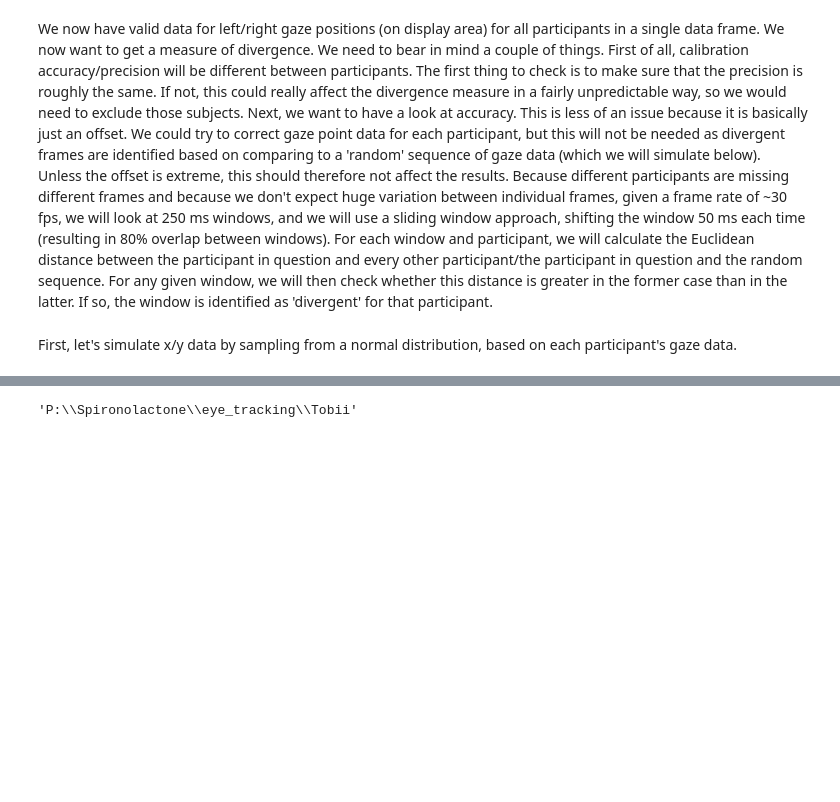
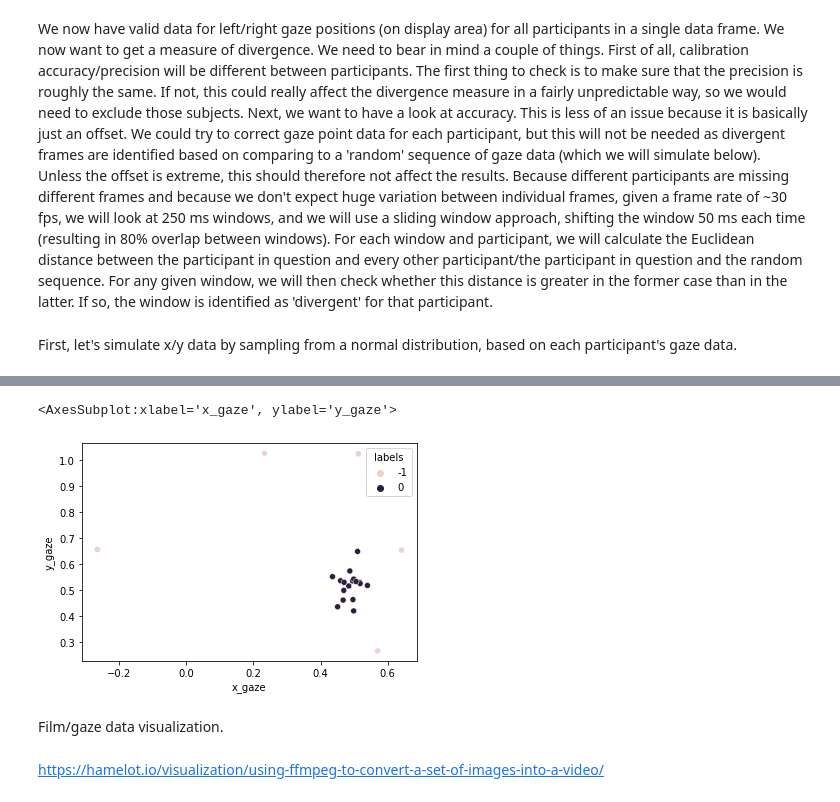
Before and after one commit to lucia-lux/Eye-gaze-divergence, a Jupyter notebook: Spiro_eye_tracking.ipynb, the cells around one changed output, grey strips where cells are left out. Cells and saved outputs as stored; diff of their text form; code cells hidden in the pictures; blank space fills up the shorter version.

```diff
--- a/Spiro_eye_tracking.ipynb
+++ b/Spiro_eye_tracking.ipynb
@@ -416,3 +545,12 @@ len_frame_secs.sort(reverse = True)
+# %%
+dbscan = DBSCAN(eps = 0.1,min_samples = 10).fit(X.loc[:,["x_gaze","y_gaze"]])
+X["labels"] = dbscan.labels_
+sns.scatterplot(X.x_gaze,X.y_gaze, hue = X["labels"])
+# %% [output]
+<AxesSubplot:xlabel='x_gaze', ylabel='y_gaze'>
+[figure, added]
+# %% [markdown]
+Film/gaze data visualization.
 # %%
 # stop/start stills to figure out vid content within each section
 film_stills_dir = r"C:\Users\luzia.troebinger\CortEx\film_stills"
@@ -425,7 +563,3 @@ if save:
         img.save(os.path.join(output_dir, ''.join(['sec_'+str(i)+'_start_frame.png'])))
         img = Image.open(os.path.join(film_stills_dir, stills[frame[1]]))
         img.save(os.path.join(output_dir, ''.join(['sec_'+str(i)+'_end_frame.png'])))
-# %%
-rawfilepath
-# %% [output]
-'P:\\Spironolactone\\eye_tracking\\Tobii'
@@ -432,3 +581,5 @@ rawfilepath
+# %% [markdown]
+https://hamelot.io/visualization/using-ffmpeg-to-convert-a-set-of-images-into-a-video/
 # %%
 # intrusions data
 intrusions_df = pd.read_csv(os.path.join(intrusions_dir, 'qualtrics_study_day.csv'))
```
Also changed, not shown: parts of 22 cells of this notebook, 2 other files.
